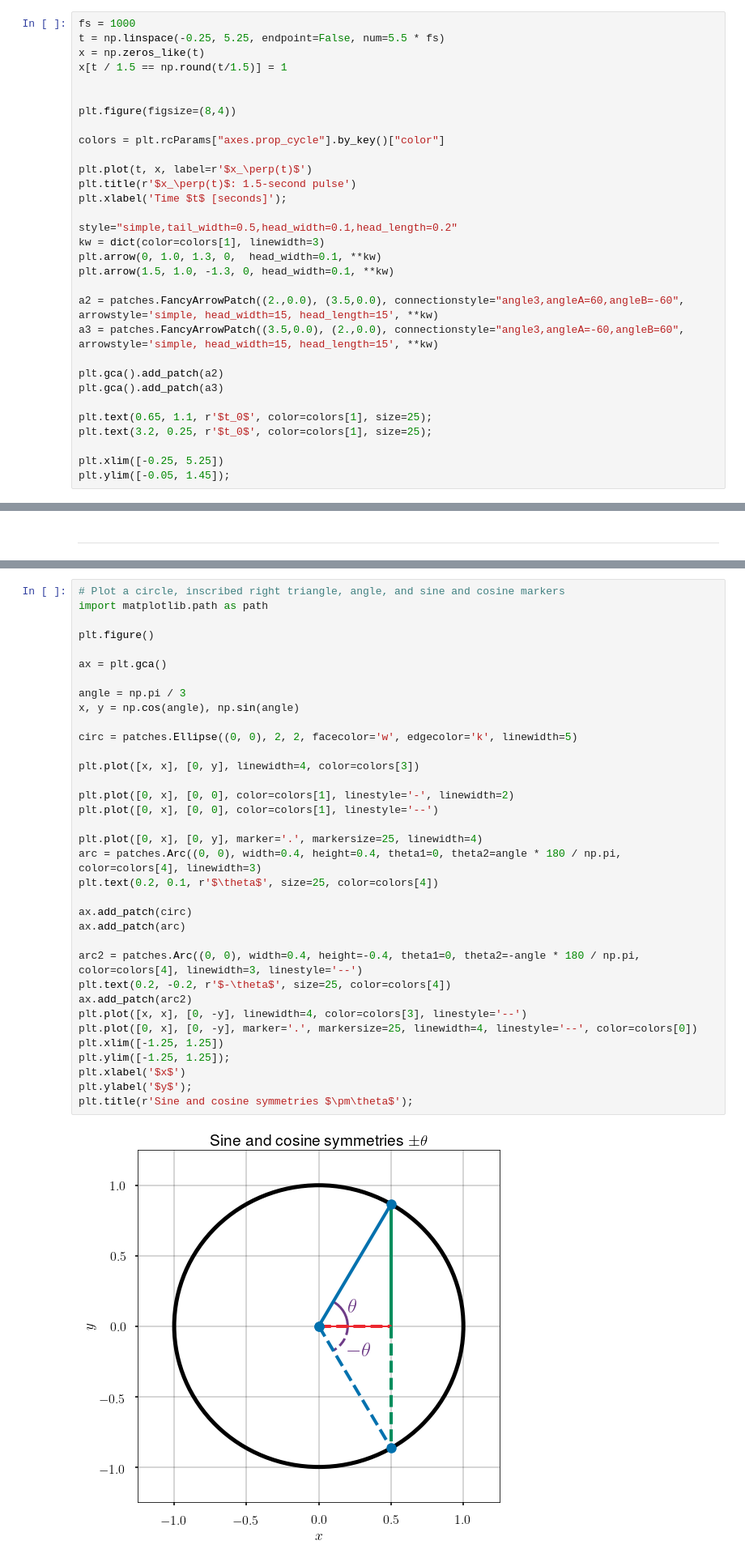
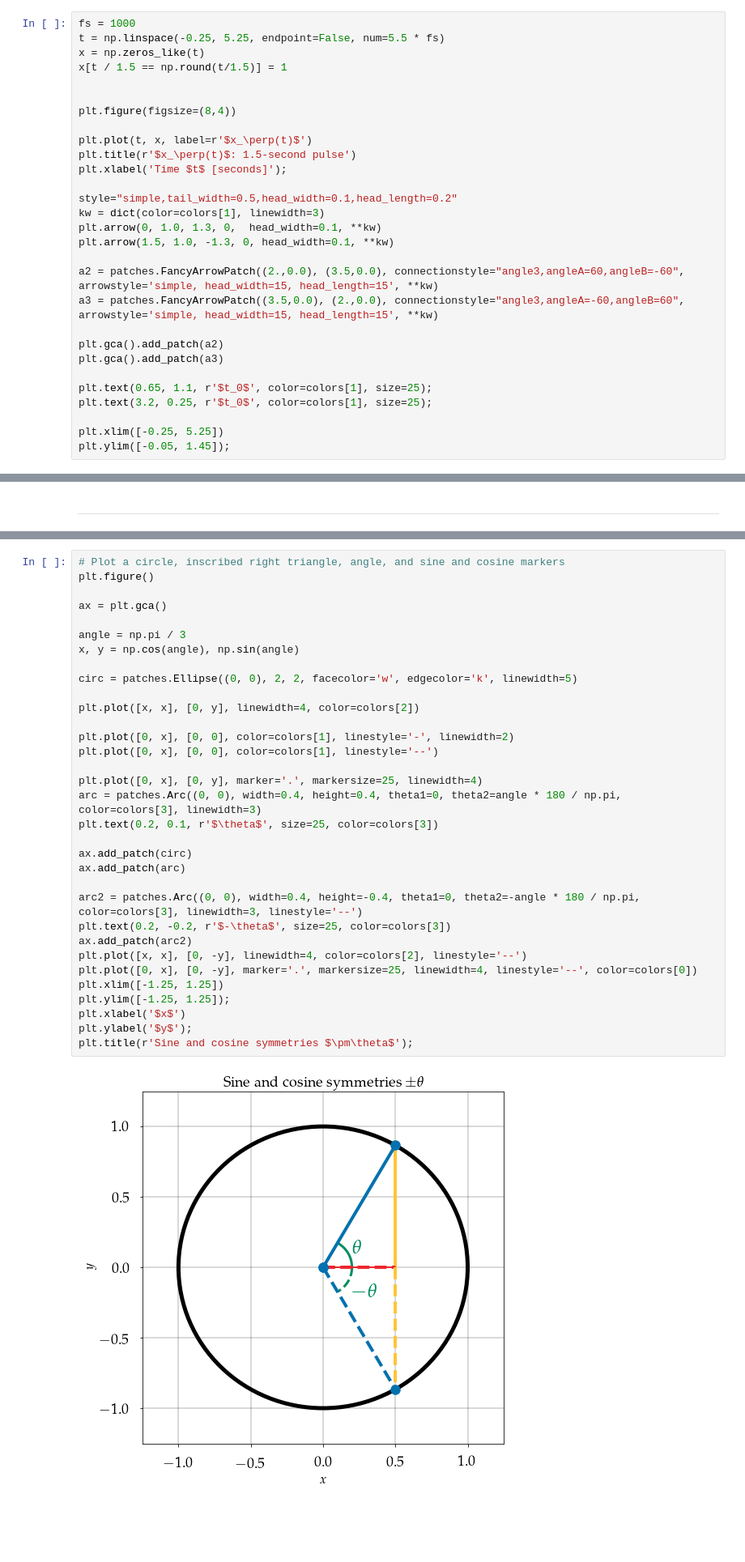
Before and after one commit to bmcfee/dstbook, a Jupyter notebook: content/ch01/Waves.ipynb, the cells around one changed output, grey strips where cells are left out. Shown at 81% size. Cells and saved outputs as stored; diff of their text form; blank space fills up the shorter version.

```diff
--- a/content/ch01/Waves.ipynb
+++ b/content/ch01/Waves.ipynb
@@ -73,8 +87,6 @@ x[t / 1.5 == np.round(t/1.5)] = 1
 
 
 plt.figure(figsize=(8,4))
-
-colors = plt.rcParams["axes.prop_cycle"].by_key()["color"]
 
 plt.plot(t, x, label=r'$x_\perp(t)$')
 plt.title(r'$x_\perp(t)$: 1.5-second pulse')
@@ -383,38 +389,36 @@ This also can be understood geometrically as above, except now changing the dire
 These symmetries are summarized visually below by observing that negating the angle $-\theta$ preserves horizontal position of the point on the circle, but negates the vertical position.
 # %%
 # Plot a circle, inscribed right triangle, angle, and sine and cosine markers
-import matplotlib.path as path
-
 plt.figure()
 
 ax = plt.gca()
 
 angle = np.pi / 3
 x, y = np.cos(angle), np.sin(angle)
 
 circ = patches.Ellipse((0, 0), 2, 2, facecolor='w', edgecolor='k', linewidth=5)
 
-plt.plot([x, x], [0, y], linewidth=4, color=colors[3])
+plt.plot([x, x], [0, y], linewidth=4, color=colors[2])
 
 plt.plot([0, x], [0, 0], color=colors[1], linestyle='-', linewidth=2)
 plt.plot([0, x], [0, 0], color=colors[1], linestyle='--')
 
 plt.plot([0, x], [0, y], marker='.', markersize=25, linewidth=4)
-arc = patches.Arc((0, 0), width=0.4, height=0.4, theta1=0, theta2=angle * 180 / np.pi, color=colors[4], linewidth=3)
-plt.text(0.2, 0.1, r'$\theta$', size=25, color=colors[4])
+arc = patches.Arc((0, 0), width=0.4, height=0.4, theta1=0, theta2=angle * 180 / np.pi, color=colors[3], linewidth=3)
+plt.text(0.2, 0.1, r'$\theta$', size=25, color=colors[3])
 
 ax.add_patch(circ)
 ax.add_patch(arc)
 
-arc2 = patches.Arc((0, 0), width=0.4, height=-0.4, theta1=0, theta2=-angle * 180 / np.pi, color=colors[4], linewidth=3, linestyle='--')
-plt.text(0.2, -0.2, r'$-\theta$', size=25, color=colors[4])
+arc2 = patches.Arc((0, 0), width=0.4, height=-0.4, theta1=0, theta2=-angle * 180 / np.pi, color=colors[3], linewidth=3, linestyle='--')
+plt.text(0.2, -0.2, r'$-\theta$', size=25, color=colors[3])
 ax.add_patch(arc2)
-plt.plot([x, x], [0, -y], linewidth=4, color=colors[3], linestyle='--')
+plt.plot([x, x], [0, -y], linewidth=4, color=colors[2], linestyle='--')
 plt.plot([0, x], [0, -y], marker='.', markersize=25, linewidth=4, linestyle='--', color=colors[0])
 plt.xlim([-1.25, 1.25])
 plt.ylim([-1.25, 1.25]);
 plt.xlabel('$x$')
 plt.ylabel('$y$');
 plt.title(r'Sine and cosine symmetries $\pm\theta$');
 # %% [output]
-[figure, old version]
+[figure, new version]
```
Also changed, not shown: parts of 14 cells of this notebook, 3 other files.
